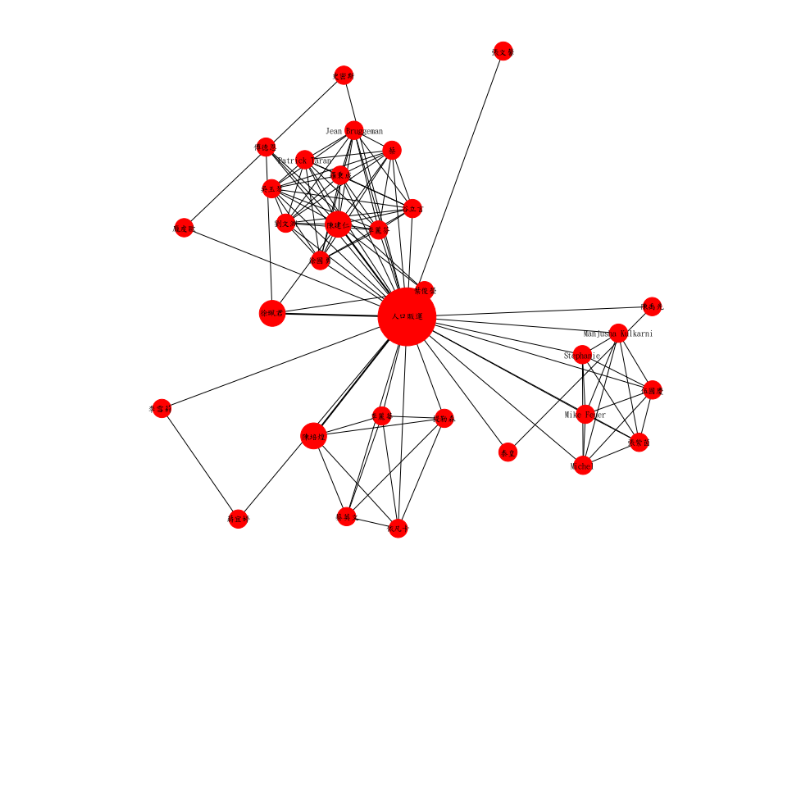
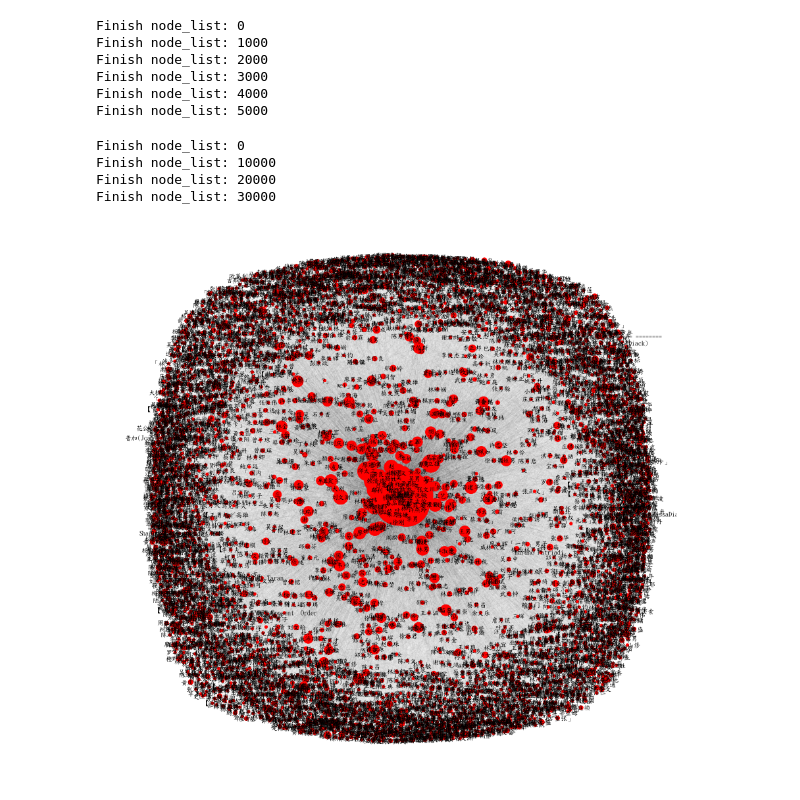
Before and after one commit to DennyHsieh/fintech-assignments, a Jupyter notebook: hw2_NER/Co-occurrence_Diagram.ipynb, the cells around one changed output. Saved outputs shown, nothing was run; the diff lists cells and outputs as text; code cells hidden in the pictures; blank space fills up the shorter version.

Commit message:
add co-occurrence

```diff
--- a/hw2_NER/Co-occurrence_Diagram.ipynb
+++ b/hw2_NER/Co-occurrence_Diagram.ipynb
@@ -171,31 +233,72 @@ for i in nx.edges(G):
+# %%
+# Listing out the order of nodes for future work
+node_order = list(nx.nodes(G))
+
+# Reorder node list
+n = 0
+updated_node_list = []
+for i in node_order:
+    for x in node_list:
+        if x[0] == i:
+            updated_node_list.append(x)
+    if n % 1000 == 0:
+        print('Finish node_list:', n)
+    n += 1
+
+# print('updated_node_list:', updated_node_list, '\n')
+# %% [output]
+Finish node_list: 0
+Finish node_list: 1000
+Finish node_list: 2000
+Finish node_list: 3000
+Finish node_list: 4000
+Finish node_list: 5000
+# %%
+# Reorder edge list - this was a pain
+test = nx.get_edge_attributes(G, 'weight')
+n = 0
+updated_edge_list = []
+for i in nx.edges(G):
+    for x in test.keys():
+        if i[0] == x[0] and i[1] == x[1]:
+            updated_edge_list.append(test[x])
+    if n % 10000 == 0:
+        print('Finish node_list:', n)
+    n += 1
+
+# print('updated_edge_list:', updated_edge_list)
+# %% [output]
+Finish node_list: 0
+Finish node_list: 10000
+Finish node_list: 20000
+Finish node_list: 30000
 # %%
 # Set canvas size
-plt.subplots(figsize=(12,12))
+plt.subplots(figsize=(15,15))
 
 # Drawing custimization
-node_scalar = 5000/max_occurrence       # Set node_scalar
-edge_scalar = 10/max_occurrence        # Set edge_scalar
+node_scalar = 5000/max_occurrence    # Set node_scalar
+edge_scalar = 1/max_occurrence        # Set edge_scalar
 sizes = [x[1]*node_scalar for x in updated_node_list]
-widths = [x*edge_scalar for x in updated_again_edges]
+widths = [x*edge_scalar for x in updated_edge_list]
 
 # Draw the graph
 pos = nx.spring_layout(G, k=0.42, iterations=17)
 
 nx.draw(G, pos, with_labels=True, font_size = 8, font_weight = 'bold',
         node_size = sizes, width = widths)
 
-
 # Save as png
-output_file = os.path.join('imgs', 'co-occurrence_diagram.png')
+output_file = os.path.join(NER_folder, 'imgs', 'co-occurrence_diagram.png')
 k = 1
 while(1):
     if not os.path.exists(output_file):
         plt.axis('off')
         plt.savefig(output_file)
         break
     else:
         k += 1
-        output_file = os.path.join('imgs', 'co-occurrence_diagram_' + str(k) + '.png')
+        output_file = os.path.join(NER_folder, 'imgs', 'co-occurrence_diagram_' + str(k) + '.png')
 # %% [output]
-[figure, old version]
+[figure, new version]
 # %%
```
Also changed, not shown: parts of 14 cells of this notebook, 3 other files.
